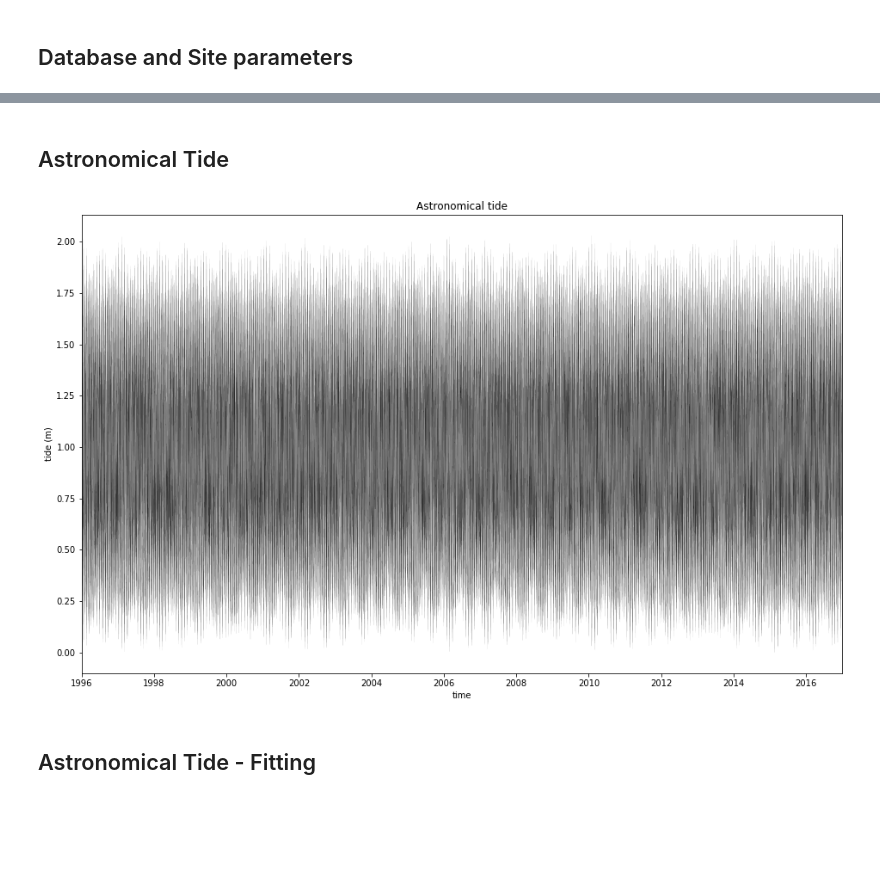
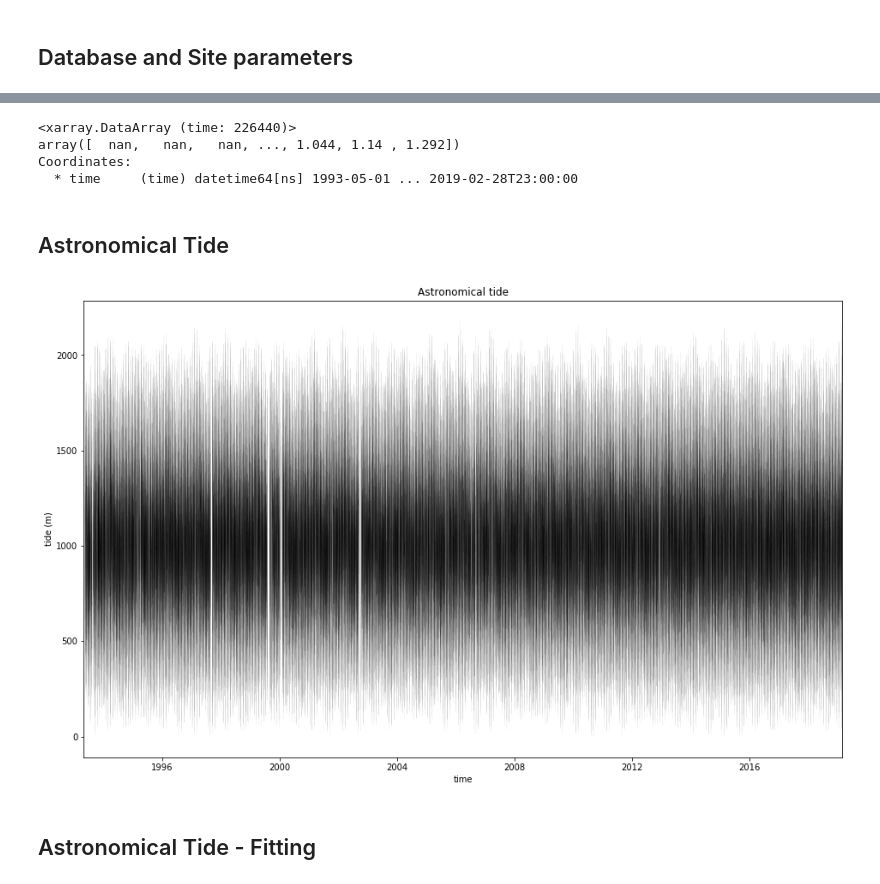
Before and after one commit to ripolln/teslakit, a Jupyter notebook: notebooks/MAJURO/01_Offshore/03_TIDES_Astronomical_Simulation_UTIDE.ipynb, the cells around one changed output, grey strips where cells are left out. Cells and saved outputs as stored; diff of their text form; code cells hidden in the pictures; blank space fills up the shorter version.

```diff
--- a/notebooks/MAJURO/01_Offshore/03_TIDES_Astronomical_Simulation_UTIDE.ipynb
+++ b/notebooks/MAJURO/01_Offshore/03_TIDES_Astronomical_Simulation_UTIDE.ipynb
@@ -56,0 +79,21 @@ db.SetSite('MAJURO')
+# %%
+TIDE = TIDE_astro.WaterLevel-TIDE_astro.Residuals
+TIDE
+# %% [output]
+<xarray.DataArray (time: 226440)>
+array([  nan,   nan,   nan, ..., 1.044, 1.14 , 1.292])
+Coordinates:
+  * time     (time) datetime64[ns] 1993-05-01 ... 2019-02-28T23:00:00
+# %%
+# --------------------------------------
+# Load astronomical tide historical and set simulation dates and remove residuals and slr (trend)
+
+time = TIDE.time.values[:]
+tide = TIDE.values[:] * 1000  # (m to mm)
+
+lr_time = np.array(range(len(time)))  # for linregress
+mask = ~np.isnan(lr_time) & ~np.isnan(tide)
+slope, intercept, r_value, p_value, std_err = linregress(lr_time[mask], tide[mask])
+slr = intercept + slope * lr_time
+
+tide=tide-slr
@@ -57,12 +104,6 @@ db.SetSite('MAJURO')
 # %%
-# --------------------------------------
-# Load astronomical tide historical and set simulation dates
-
-_, TIDE_astro = db.Load_TIDE_hist()  # astronomical tide historical data
-TIDE = TIDE_astro.predicted
-
 # TG latitude
-lat0 = 9.75
+lat0 = 7.11
 
 # Simulation dates (years)
 y1_sim = 2000
@@ -73,17 +114,15 @@ y2_sim = 3000
 # %%
 # --------------------------------------
 # astronomical tide data
 
 # remove tide nanmin
 TIDE = TIDE - np.nanmin(TIDE)
 
 # Plot astronomical tide
-time = TIDE.time.values[:]
-tide = TIDE.values[:]
 
-Plot_AstronomicalTide(time, tide);
+Plot_AstronomicalTide(time, tide-np.nanmin(tide));
 # %% [output]
-[figure, old version]
+[figure, new version]
 # %% [markdown]
 
 ## Astronomical Tide - Fitting
```
Also changed, not shown: parts of 6 cells of this notebook, 6 other files.
